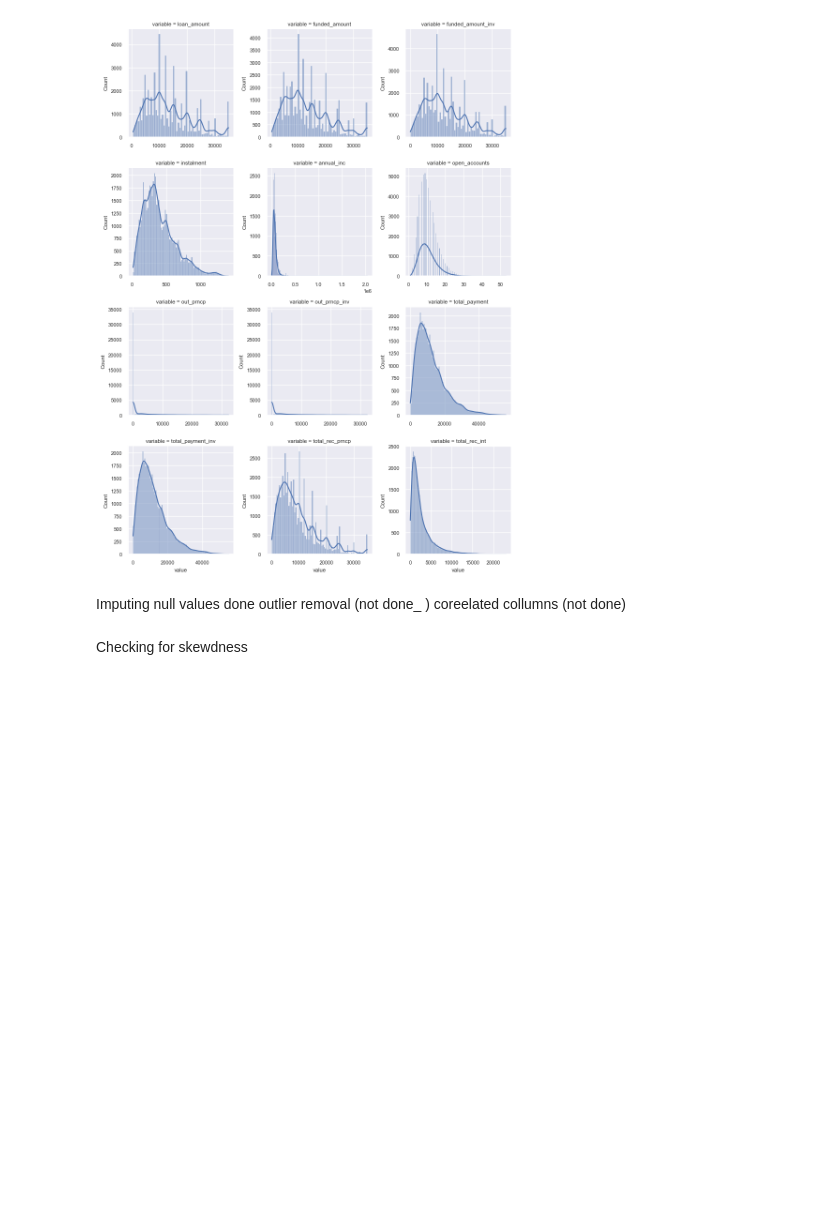
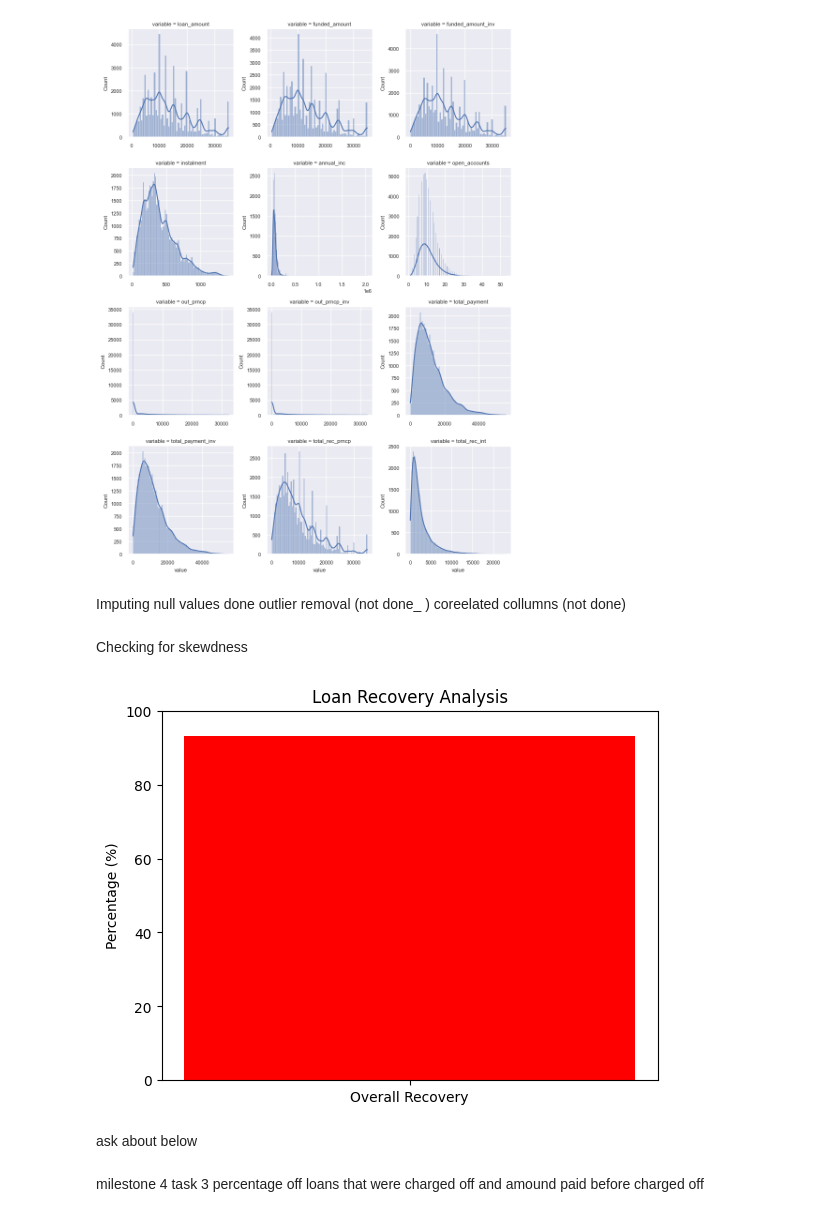
Before and after one commit to Gits0L/exploratory-data-analysis---customer-loans-in-finance580, a Jupyter notebook: db_utils.ipynb, the cells around one changed output. Saved outputs shown, nothing was run; the diff lists cells and outputs as text; code cells hidden in the pictures; blank space fills up the shorter version.

Commit message:
milestone 4 draft

```diff
--- a/db_utils.ipynb
+++ b/db_utils.ipynb
@@ -199,0 +218,16 @@ Checking for skewdness
+# %%
+percent_recovery = loans_df['total_payment'].sum()/loans_df['funded_amount_inv'].sum() * 100
+labels = ['Overall Recovery']
+percentages = [percent_recovery]
+plt.bar(labels, percentages, color=['red', 'blue'])
+plt.ylabel('Percentage (%)')
+plt.title('Loan Recovery Analysis')
+plt.ylim(0, 100)
+plt.show()
+# %% [output]
+[figure, added]
+# %% [markdown]
+ask about below
+# %% [markdown]
+milestone 4 task 3
+percentage off loans that were charged off and amound paid before charged off
```
Also changed, not shown: parts of 6 cells of this notebook.
